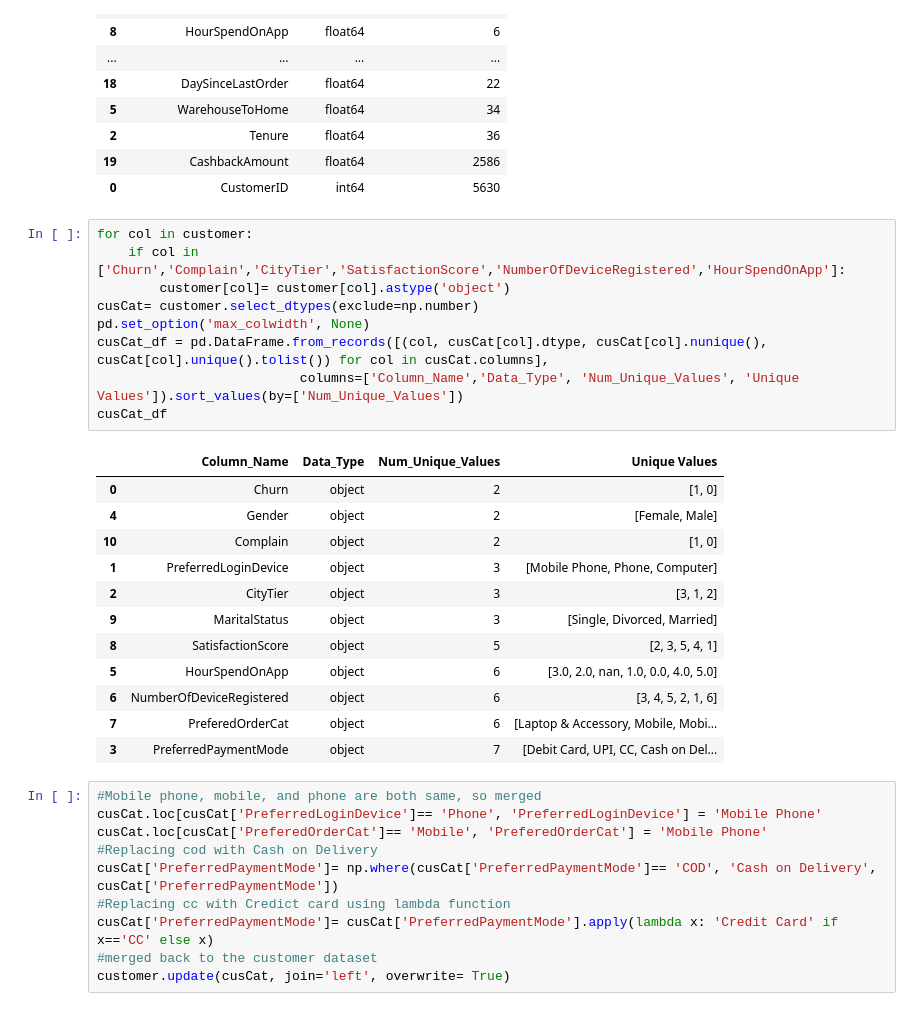
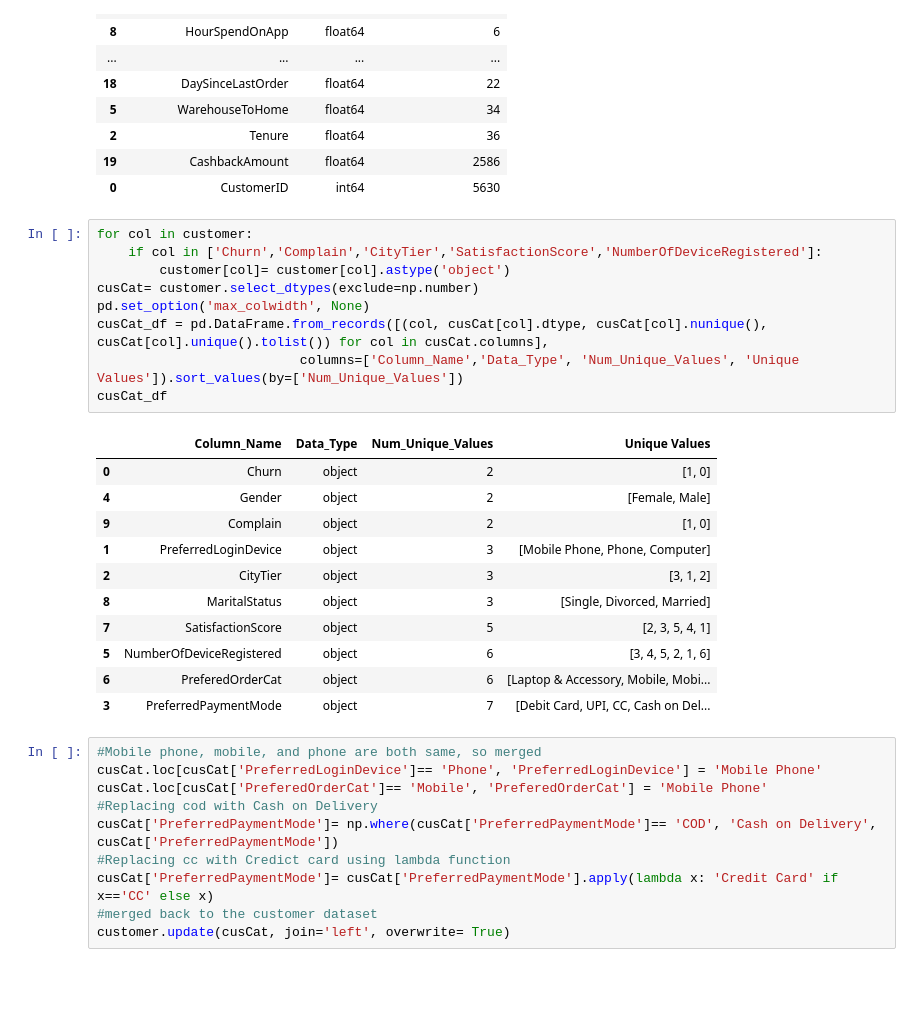
Before and after one commit to Celinejxy/E-commerce-Customer-Churn-Rate, a Jupyter notebook: Data Quality Evaluation.ipynb, the cells around one changed output. Saved outputs shown, nothing was run; the diff lists cells and outputs as text; blank space fills up the shorter version.

```diff
--- a/Data Quality Evaluation.ipynb
+++ b/Data Quality Evaluation.ipynb
@@ -79,25 +87,24 @@ unique_counts.style.apply(categoryCol, axis=1)
 | 0 | CustomerID | int64 | 5630 |
 # %%
 for col in customer:
-    if col in ['Churn','Complain','CityTier','SatisfactionScore','NumberOfDeviceRegistered','HourSpendOnApp']:
+    if col in ['Churn','Complain','CityTier','SatisfactionScore','NumberOfDeviceRegistered']:
         customer[col]= customer[col].astype('object')
 cusCat= customer.select_dtypes(exclude=np.number)
 pd.set_option('max_colwidth', None)
 cusCat_df = pd.DataFrame.from_records([(col, cusCat[col].dtype, cusCat[col].nunique(), cusCat[col].unique().tolist()) for col in cusCat.columns],
                           columns=['Column_Name','Data_Type', 'Num_Unique_Values', 'Unique Values']).sort_values(by=['Num_Unique_Values'])
 cusCat_df
 # %% [output]
 |  | Column_Name | Data_Type | Num_Unique_Values | Unique Values |
 | 0 | Churn | object | 2 | [1, 0] |
 | 4 | Gender | object | 2 | [Female, Male] |
-| 10 | Complain | object | 2 | [1, 0] |
+| 9 | Complain | object | 2 | [1, 0] |
 | 1 | PreferredLoginDevice | object | 3 | [Mobile Phone, Phone, Computer] |
 | 2 | CityTier | object | 3 | [3, 1, 2] |
-| 9 | MaritalStatus | object | 3 | [Single, Divorced, Married] |
-| 8 | SatisfactionScore | object | 5 | [2, 3, 5, 4, 1] |
-| 5 | HourSpendOnApp | object | 6 | [3.0, 2.0, nan, 1.0, 0.0, 4.0, 5.0] |
-| 6 | NumberOfDeviceRegistered | object | 6 | [3, 4, 5, 2, 1, 6] |
-| 7 | PreferedOrderCat | object | 6 | [Laptop & Accessory, Mobile, Mobi... |
+| 8 | MaritalStatus | object | 3 | [Single, Divorced, Married] |
+| 7 | SatisfactionScore | object | 5 | [2, 3, 5, 4, 1] |
+| 5 | NumberOfDeviceRegistered | object | 6 | [3, 4, 5, 2, 1, 6] |
+| 6 | PreferedOrderCat | object | 6 | [Laptop & Accessory, Mobile, Mobi... |
 | 3 | PreferredPaymentMode | object | 7 | [Debit Card, UPI, CC, Cash on Del... |
 # %%
 #Mobile phone, mobile, and phone are both same, so merged
```
Also changed, not shown: parts of 32 cells of this notebook, 1 other file.
